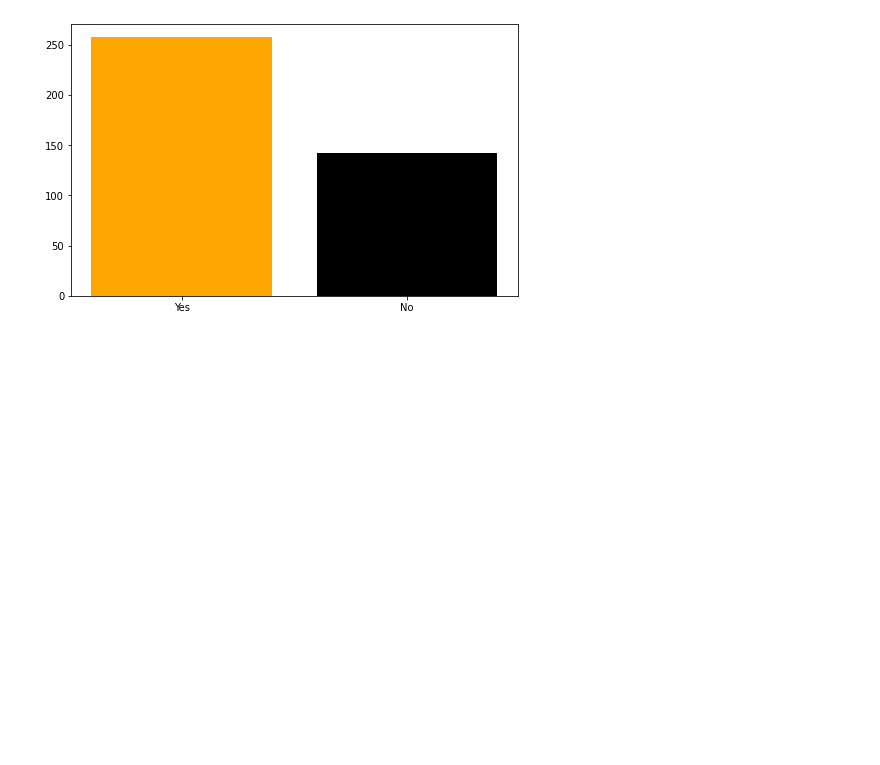
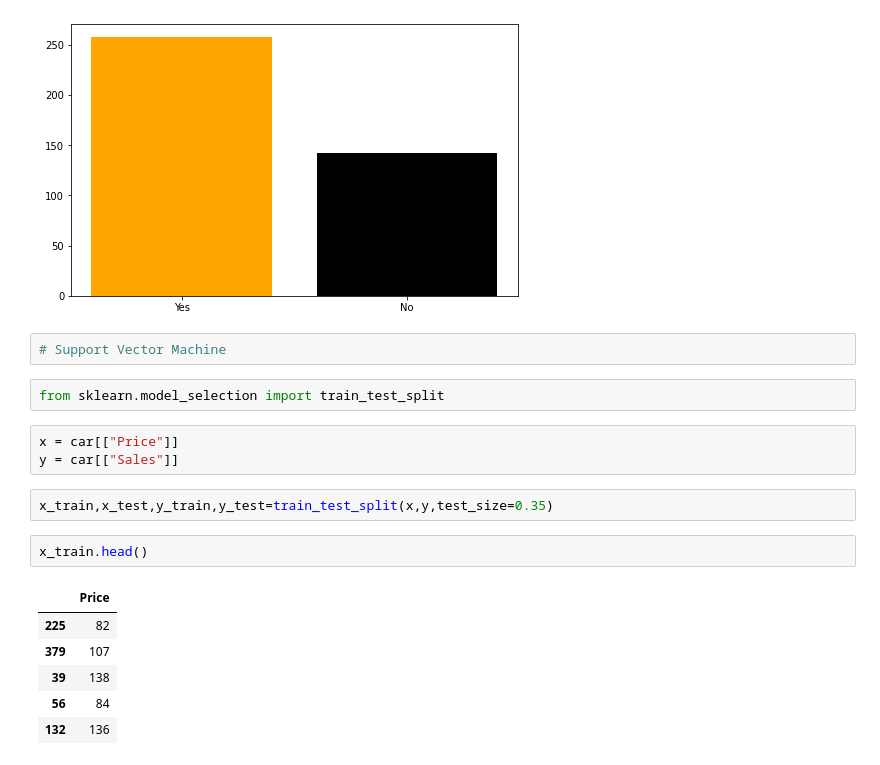
Before and after one commit to Yashwant-Code98/Covid-EDA, a Jupyter notebook: Covid_Vaccines_Analysis.ipynb, the cells around one changed output. Saved outputs shown, nothing was run; the diff lists cells and outputs as text; blank space fills up the shorter version.

```diff
--- a/Covid_Vaccines_Analysis.ipynb
+++ b/Covid_Vaccines_Analysis.ipynb
@@ -235,3 +235,21 @@ plt.bar(list(car["US"].value_counts().index),list(car["US"].value_counts()),colo
 plt.show()
 # %% [output]
 [figure]
+# %%
+# Support Vector Machine
+# %%
+from sklearn.model_selection import train_test_split
+# %%
+x = car[["Price"]]
+y = car[["Sales"]]
+# %%
+x_train,x_test,y_train,y_test=train_test_split(x,y,test_size=0.35)
+# %%
+x_train.head()
+# %% [output]
+|  | Price |
+| 225 | 82 |
+| 379 | 107 |
+| 39 | 138 |
+| 56 | 84 |
+| 132 | 136 |
```
Also changed, not shown: parts of 30 cells of this notebook.
